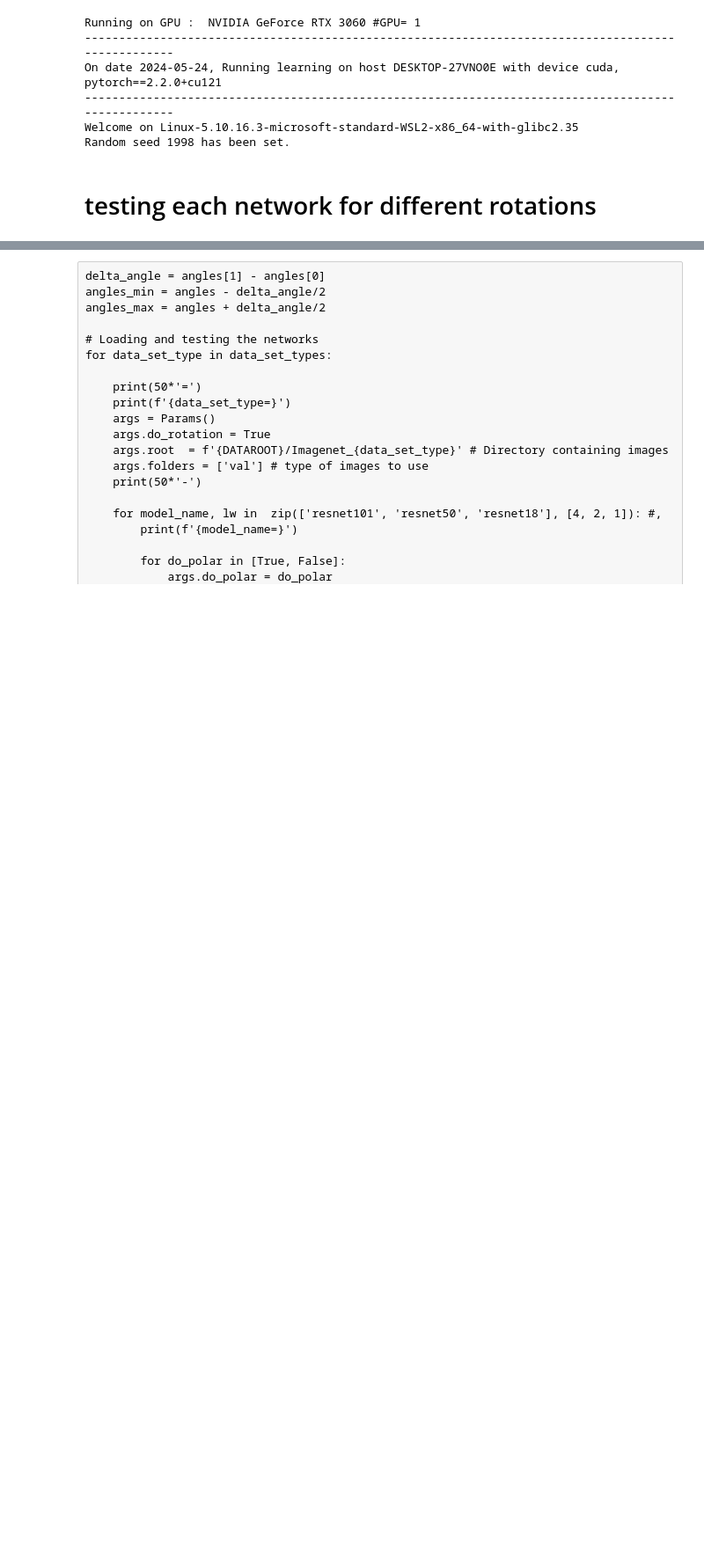
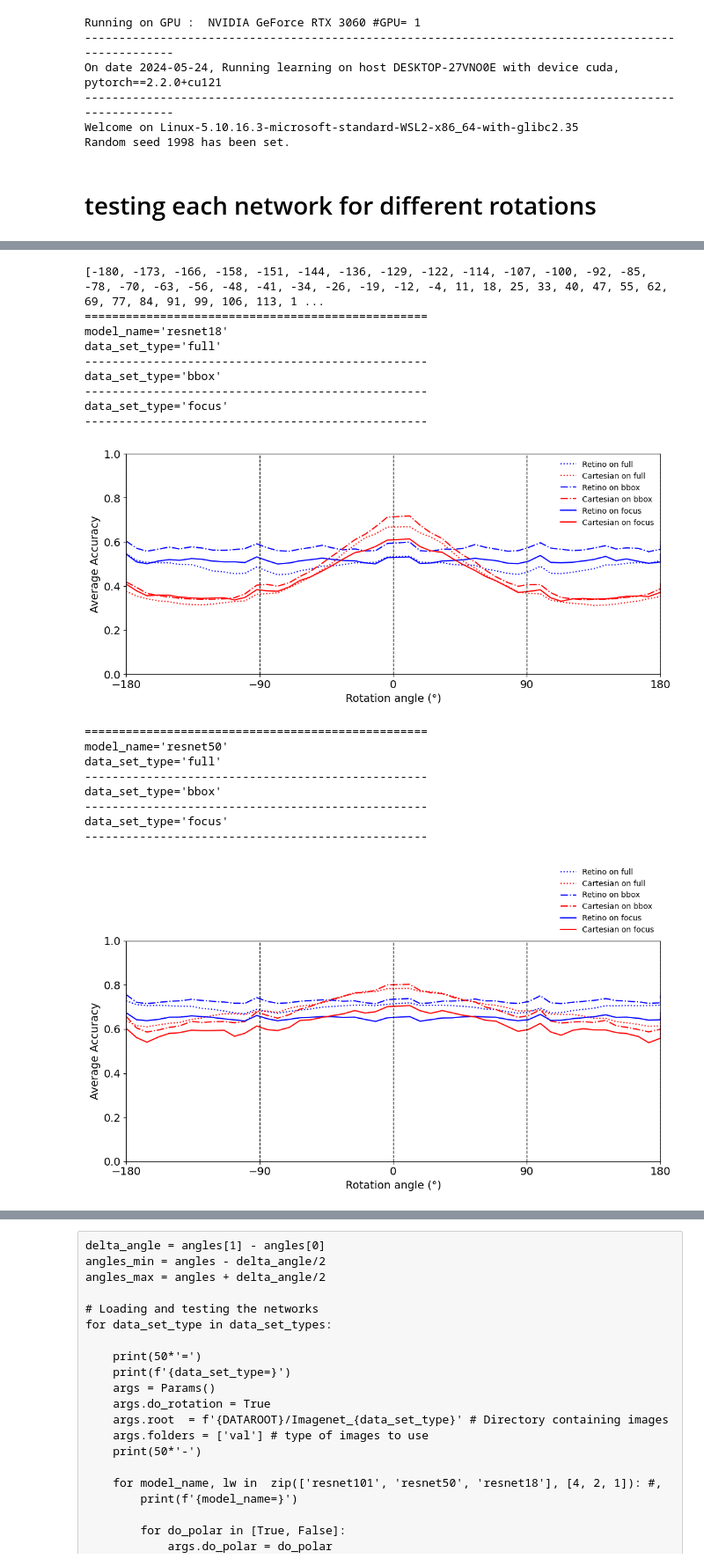
Before and after one commit to bicv/Retinotopy, a Jupyter notebook: 16_rotation_attack.ipynb, the cells around one changed output, grey strips where cells are left out. Shown at 88% size. Drawn from its saved outputs; the diff is of its cells as text; code cells hidden in the pictures; blank space fills up the shorter version.

```diff
--- a/16_rotation_attack.ipynb
+++ b/16_rotation_attack.ipynb
@@ -182,0 +280,75 @@ for model in models:
+# %%
+#read curves from old scripts
+
+angles_df = []
+for i in df_angle['var'][0].split(' '):
+    if len(i) > 1:
+        angles_df.append(int(i.replace('\n', '').replace('[', '').replace(']', '')))
+print(angles_df)
+
+
+
+for model_name in  ['resnet18', 'resnet50', 'resnet101', ]:
+    print(50*'=')
+    print(f'{model_name=}')
+    fig, ax = plt.subplots(figsize=(fig_width*phi/3, fig_width/phi/2))
+    for data_set_type, ls in zip(data_set_types, data_set_linestyles):
+        print(f'{data_set_type=}')
+        print(50*'-')
+
+        for do_polar, color in zip([True, False], ['b', 'r']):
+
+            df_filename_acc = get_filename(data_cache, datetag, data_set_type, model_name, do_polar) + '_results_test-rotations_acc.csv'
+
+
+            if os.path.isfile(df_filename):
+                with open(df_filename_acc, 'r') as csv_file:
+                    df_angle = pd.read_csv(csv_file)
+
+                results = []
+                for i in df_angle['mean_accuracy'][0].split(' '):
+                    if len(i) > 1:
+                        results.append(float(i.replace('\n', '').replace('[', '').replace(']', '')))
+
+                label = 'Retino' if do_polar else 'Cartesian'
+                label += f' on {data_set_type}'
+                ax.plot(np.hstack((angles_df, 180)), results, color=color, ls=ls, label=label)
+
+    #ax.hlines(xmin=-185, xmax=185, y=1/2, ls='--', ec='gray')
+    ax.tick_params(axis='x', labelsize=14)
+    ax.tick_params(axis='y', labelsize=14)
+    ax.set_xlim(-180, 180)
+    ax.set_ylim(0, 1)
+
+    for angle in [-180, -90, 0, 90, 180]:
+        ax.axvline(x=angle, c='k', ls='--', lw=1)
+    ax.set_xticks([-180, -90, 0, 90, 180])
+    #ax.set_yscale("logit", use_overline=True) #one_half="1/2",
+    #ax.set_yticks([.7, .75, .8])
+    ax.set_ylabel('Average Accuracy', font=font)
+    ax.set_xlabel('Rotation angle (°)', font=font)
+    plt.legend(bbox_to_anchor=(0.8, 1), loc='best', fontsize=10, edgecolor='none')
+    plt.tight_layout()
+    # plt.xticks(font=font)
+    # plt.yticks(font=font);
+    plt.show()
+# %% [output]
+[-180, -173, -166, -158, -151, -144, -136, -129, -122, -114, -107, -100, -92, -85, -78, -70, -63, -56, -48, -41, -34, -26, -19, -12, -4, 11, 18, 25, 33, 40, 47, 55, 62, 69, 77, 84, 91, 99, 106, 113, 1 ...
+==================================================
+model_name='resnet18'
+data_set_type='full'
+--------------------------------------------------
+data_set_type='bbox'
+--------------------------------------------------
+data_set_type='focus'
+--------------------------------------------------
+[figure, added]
+==================================================
+model_name='resnet50'
+data_set_type='full'
+--------------------------------------------------
+data_set_type='bbox'
+--------------------------------------------------
+data_set_type='focus'
+--------------------------------------------------
+[figure, added]
```
Also changed, not shown: parts of 50 cells of this notebook.
